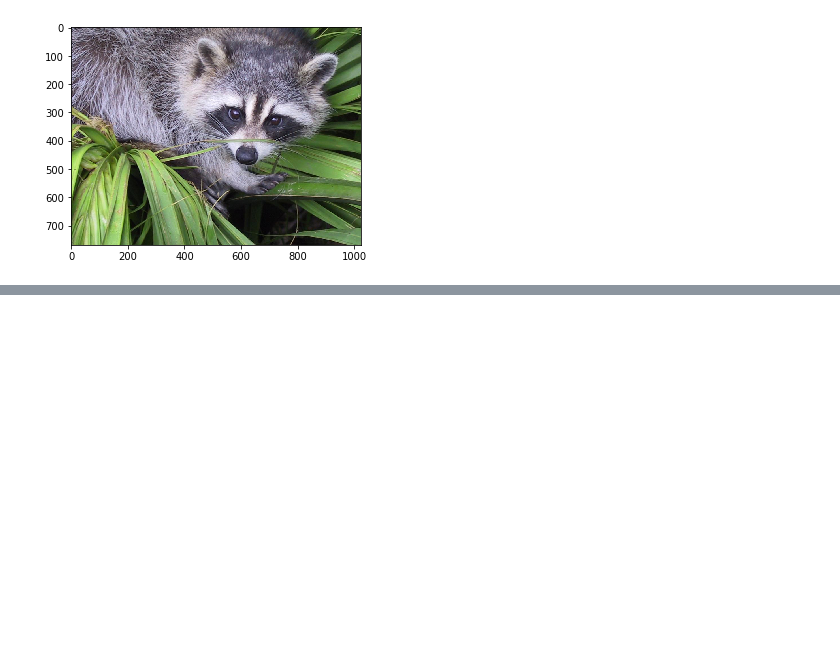
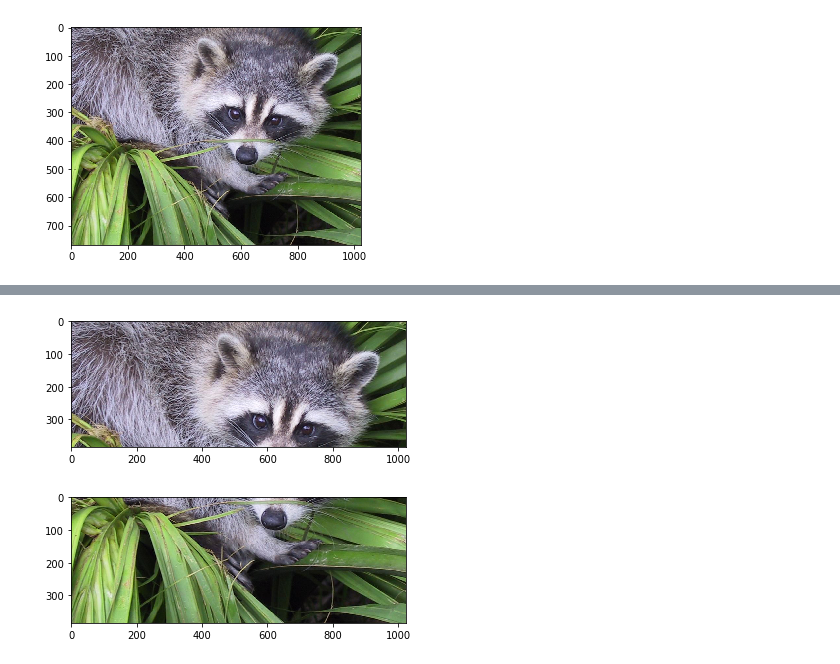
Before and after one commit to adrianeguez/jupyter-python, a Jupyter notebook: ab_procesamiento_imagenes.ipynb, the cells around one changed output, grey strips where cells are left out. Saved outputs shown, nothing was run; the diff lists cells and outputs as text; code cells hidden in the pictures; blank space fills up the shorter version.

```diff
--- a/ab_procesamiento_imagenes.ipynb
+++ b/ab_procesamiento_imagenes.ipynb
@@ -49 +68,10 @@ plt.show()
 [figure]
+# %%
+raccon_uno, raccon_dos = np.split(raccon_face_image,2)  # Vertical split por defecto
+plt.imshow(raccon_uno)
+plt.show()
+plt.imshow(raccon_dos)
+plt.show()
+# %% [output]
+[figure, added]
+[figure, added]
```
Also changed, not shown: parts of 4 cells of this notebook, 4 other files.
